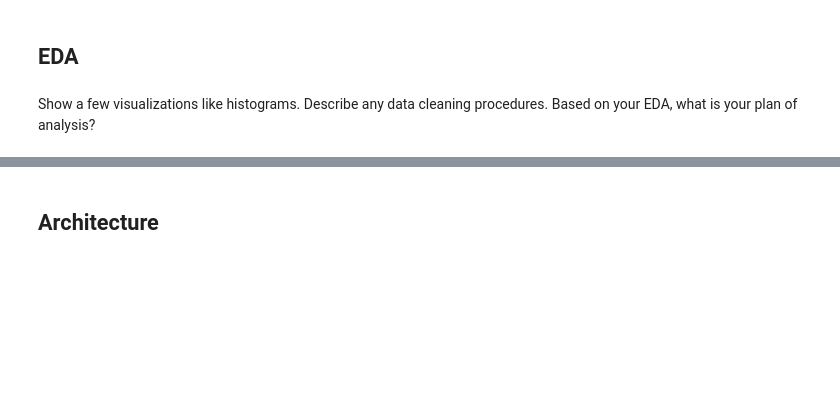
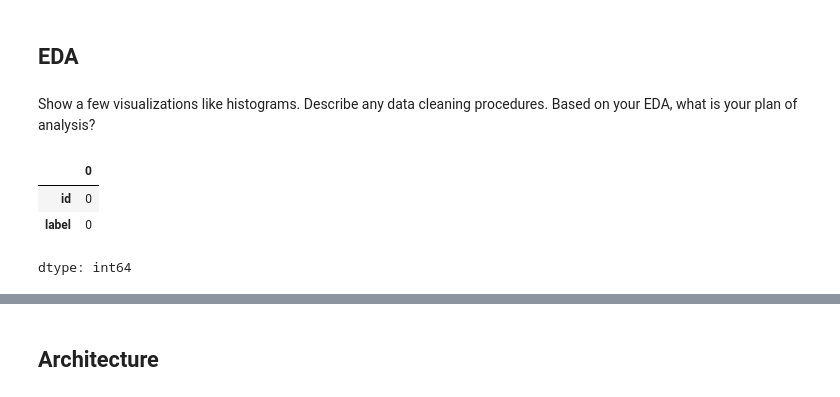
Before and after one commit to FleaBusyBeeBergs/dtsa5511-cnn-cancer-detection, a Jupyter notebook: cnn-cancer-detection.ipynb, the cells around one changed output, grey strips where cells are left out. Drawn from its saved outputs; the diff is of its cells as text; code cells hidden in the pictures; blank space fills up the shorter version.

```diff
--- a/cnn-cancer-detection.ipynb
+++ b/cnn-cancer-detection.ipynb
@@ -78,3 +100,11 @@ FileNotFoundError: [Errno 2] No such file or directory: '/kaggle/input/histopath
 ## EDA
 # %% [markdown]
 Show a few visualizations like histograms. Describe any data cleaning procedures. Based on your EDA, what is your plan of analysis?
+# %%
+null_count = df_train.isnull().sum()
+null_count
+# %% [output]
+|  | 0 |
+| id | 0 |
+| label | 0 |
+dtype: int64
```
Also changed, not shown: parts of 11 cells of this notebook.
